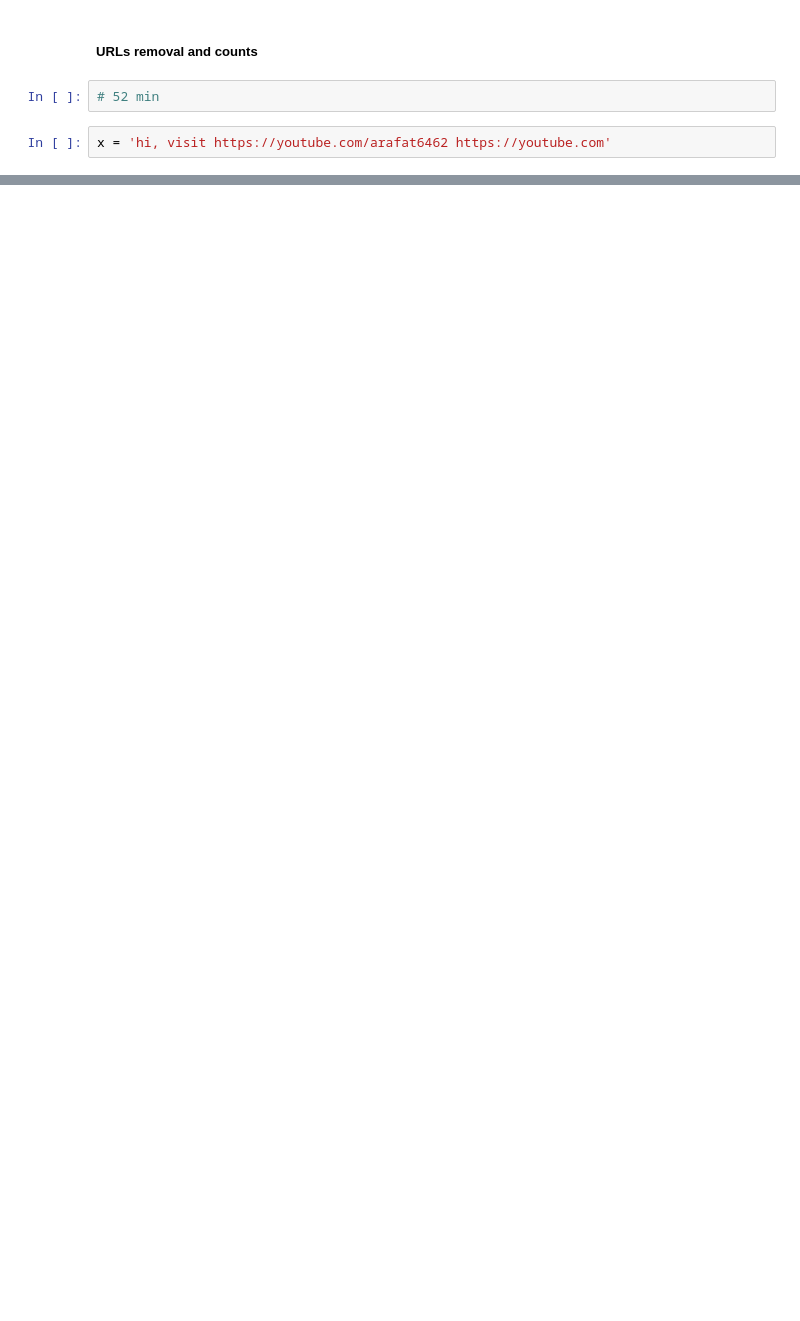
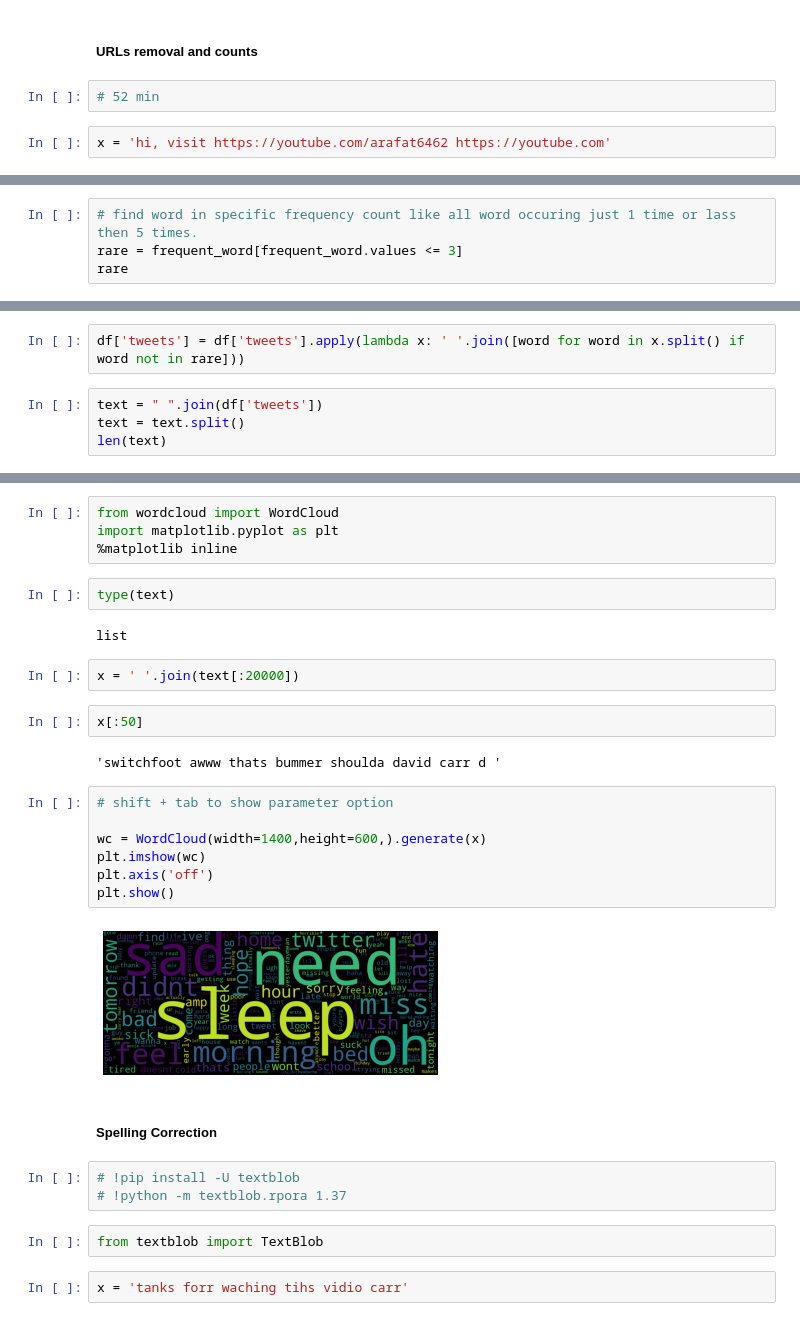
Before and after one commit to Arafat6462/NLP, a Jupyter notebook: Spacy Preprocessing.ipynb, the cells around one changed output, grey strips where cells are left out. Cells and saved outputs as stored; diff of their text form; blank space fills up the shorter version.

```diff
--- a/Spacy Preprocessing.ipynb
+++ b/Spacy Preprocessing.ipynb
@@ -392,0 +690,4 @@ df.head()
+# %%
+# find word in specific frequency count like all word occuring just 1 time or lass then 5 times.
+rare = frequent_word[frequent_word.values <= 3]
+rare
@@ -392,0 +707,6 @@ df.head()
+# %%
+df['tweets'] = df['tweets'].apply(lambda x: ' '.join([word for word in x.split() if word not in rare]))
+# %%
+text = " ".join(df['tweets'])
+text = text.split()
+len(text)
@@ -392,0 +731,32 @@ df.head()
+# %%
+from wordcloud import WordCloud
+import matplotlib.pyplot as plt
+%matplotlib inline
+# %%
+type(text)
+# %% [output]
+list
+# %%
+x = ' '.join(text[:20000])
+# %%
+x[:50]
+# %% [output]
+'switchfoot awww thats bummer shoulda david carr d '
+# %%
+# shift + tab to show parameter option
+
+wc = WordCloud(width=1400,height=600,).generate(x)
+plt.imshow(wc)
+plt.axis('off')
+plt.show()
+# %% [output]
+[figure, added]
+# %% [markdown]
+##### Spelling Correction
+# %%
+# !pip install -U textblob
+# !python -m textblob.rpora 1.37
+# %%
+from textblob import TextBlob
+# %%
+x = 'tanks forr waching tihs vidio carr'
```
Also changed, not shown: parts of 157 cells of this notebook.
